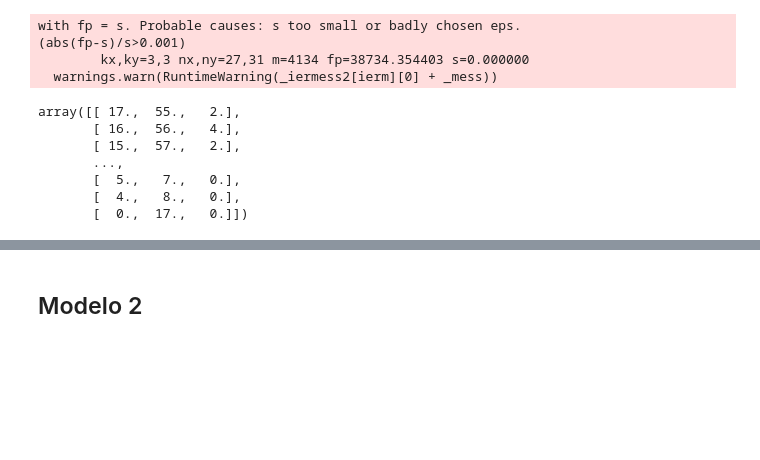
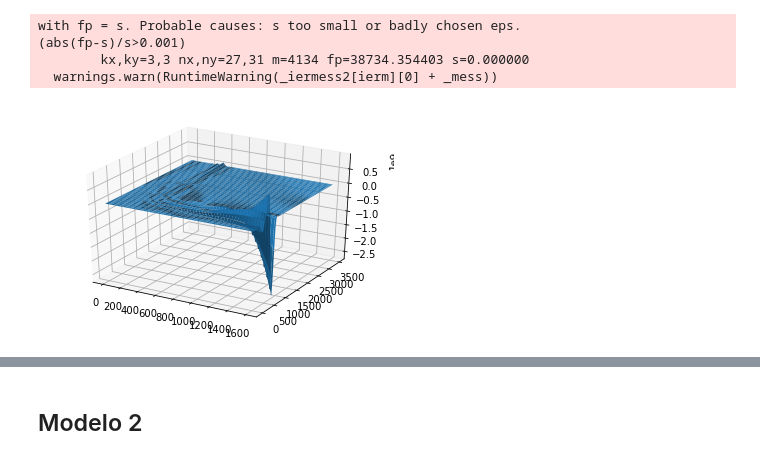
Before and after one commit to dsanmartin/INF384-HW, a Jupyter notebook: Predator_Prey/model.ipynb, the cells around one changed output, grey strips where cells are left out. Saved outputs shown, nothing was run; the diff lists cells and outputs as text; code cells hidden in the pictures; blank space fills up the shorter version.

Commit message:
Interpolation fixes

```diff
--- a/Predator_Prey/model.ipynb
+++ b/Predator_Prey/model.ipynb
@@ -249,4 +250,13 @@ ax.scatter(Z[:,0], Z[:,1], Z[:,2])
 plt.show()
 # %% [output]
 [figure]
+# %%
+def plotInterpolation(Z, f):
+    fig = plt.figure()
+    ax = fig.gca(projection='3d')
+    x = np.linspace(np.min(Z[:,0]), np.max(Z[:,0]), 100)
+    y = np.linspace(np.min(Z[:,1]), np.max(Z[:,1]), 100)
+    X, Y = np.meshgrid(x, y)
+    ax.plot_surface(X, Y, f(X, Y))
+    plt.show()
 # %%
@@ -257,13 +266,7 @@ with fp = s. Probable causes: s too small or badly chosen eps.
 (abs(fp-s)/s>0.001)
         kx,ky=3,3 nx,ny=27,31 m=4134 fp=38734.354403 s=0.000000
   warnings.warn(RuntimeWarning(_iermess2[ierm][0] + _mess))
-# %%
-Z
-# %% [output]
-array([[ 17.,  55.,   2.],
-       [ 16.,  56.,   4.],
-       [ 15.,  57.,   2.],
-       ...,
-       [  5.,   7.,   0.],
-       [  4.,   8.,   0.],
-       [  0.,  17.,   0.]])
+# %%
+plotInterpolation(Z, f)
+# %% [output]
+[figure, added]
```
Also changed, not shown: parts of 15 cells of this notebook, 2 other files.
